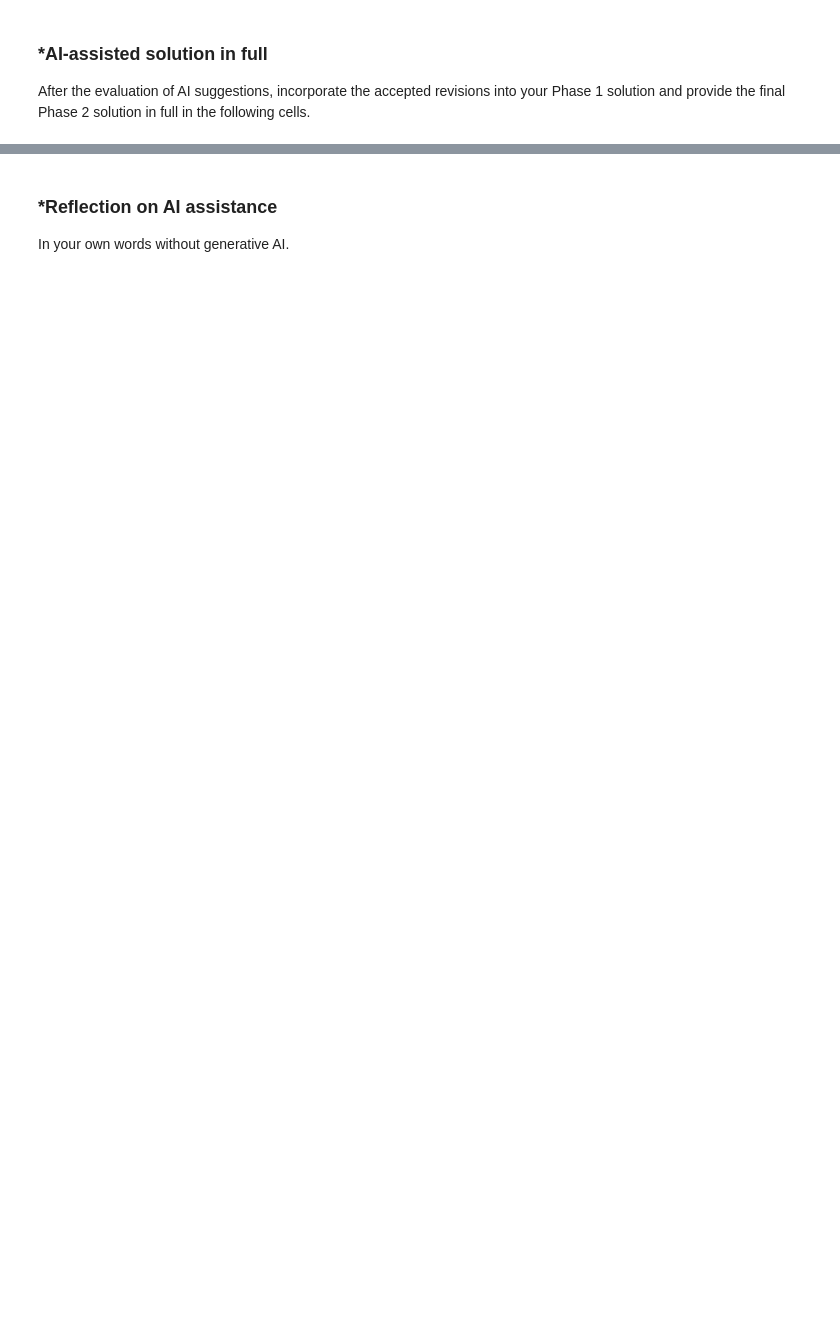
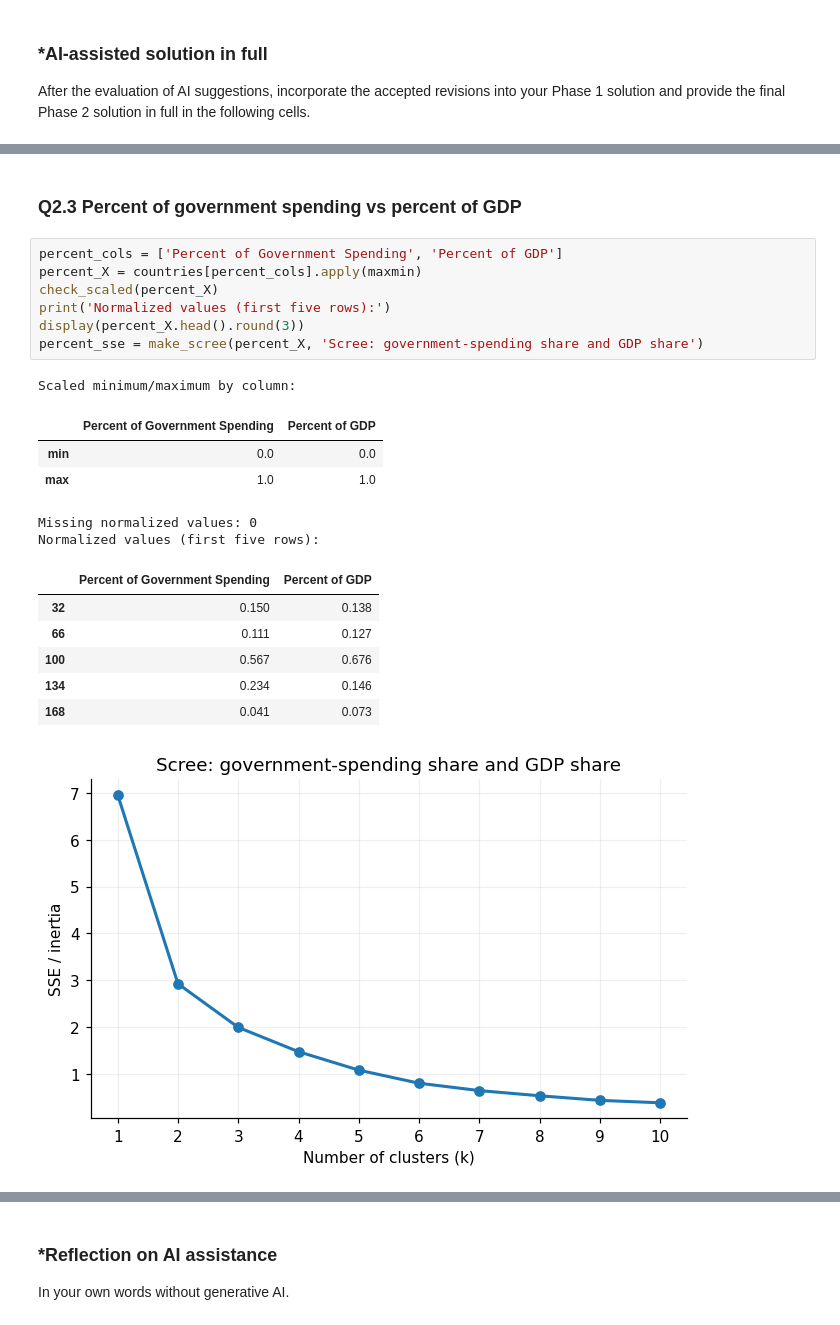
Before and after one commit to Kamal-uva/A04-clustering, a Jupyter notebook: notebook.ipynb, the cells around one changed output, grey strips where cells are left out. Cells and saved outputs as stored; diff of their text form; blank space fills up the shorter version.

```diff
--- a/notebook.ipynb
+++ b/notebook.ipynb
@@ -529,0 +801,23 @@ After the evaluation of AI suggestions, incorporate the accepted revisions into
+# %% [markdown]
+### Q2.3 Percent of government spending vs percent of GDP
+# %%
+percent_cols = ['Percent of Government Spending', 'Percent of GDP']
+percent_X = countries[percent_cols].apply(maxmin)
+check_scaled(percent_X)
+print('Normalized values (first five rows):')
+display(percent_X.head().round(3))
+percent_sse = make_scree(percent_X, 'Scree: government-spending share and GDP share')
+# %% [output]
+Scaled minimum/maximum by column:
+|  | Percent of Government Spending | Percent of GDP |
+| min | 0.0 | 0.0 |
+| max | 1.0 | 1.0 |
+Missing normalized values: 0
+Normalized values (first five rows):
+|  | Percent of Government Spending | Percent of GDP |
+| 32 | 0.150 | 0.138 |
+| 66 | 0.111 | 0.127 |
+| 100 | 0.567 | 0.676 |
+| 134 | 0.234 | 0.146 |
+| 168 | 0.041 | 0.073 |
+[figure, added]
```
Also changed, not shown: parts of 26 cells of this notebook.
